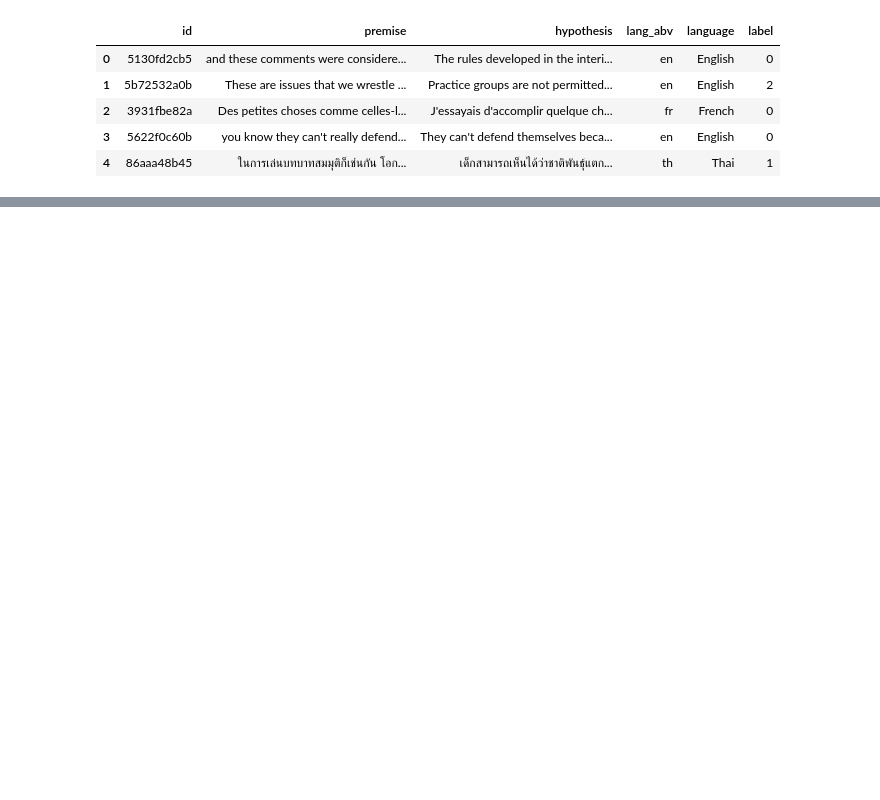
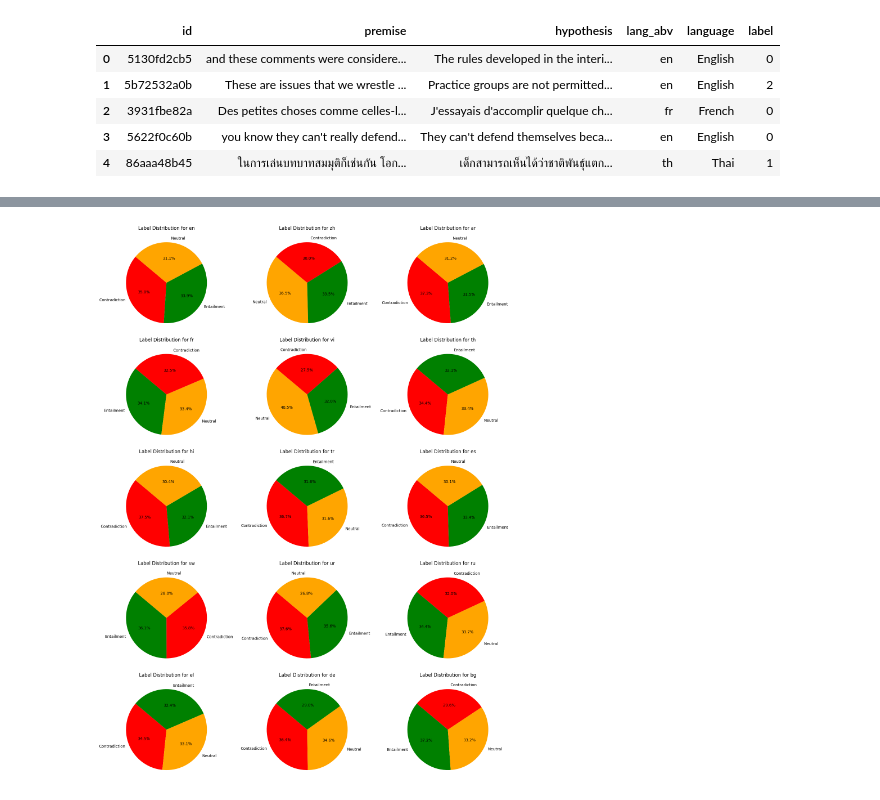
Before and after one commit to umutkavakli/contradictory-my-dear-watson, a Jupyter notebook: inzva-kaggle-competition.ipynb, the cells around one changed output, grey strips where cells are left out. Saved outputs shown, nothing was run; the diff lists cells and outputs as text; code cells hidden in the pictures; blank space fills up the shorter version.

```diff
--- a/inzva-kaggle-competition.ipynb
+++ b/inzva-kaggle-competition.ipynb
@@ -38,0 +133,33 @@ train_data.head()
+# %%
+num_languages = len(language_counts)
+cols = 3  # Three charts per row
+rows = np.ceil(num_languages / cols).astype(int)  # Calculate the number of rows needed
+
+fig, axes = plt.subplots(rows, cols, figsize=(15, 4 * rows))  # Set the height for each row
+
+# Define a color map for the labels
+colors = {
+    'Entailment': 'green',
+    'Neutral': 'orange',
+    'Contradiction': 'red'
+}
+
+# Visualize label distribution for each language
+for i, language in enumerate(language_counts.index):
+    ax = axes.flatten()[i]  # Flatten the axes array and access the correct subplot
+    language_data = train_data[train_data['lang_abv'] == language]
+    label_distribution = language_data['label'].value_counts()
+    label_distribution.index = label_distribution.index.map({0: 'Entailment', 1: 'Neutral', 2: 'Contradiction'})
+
+    # Draw the pie chart
+    ax.pie(label_distribution, labels=label_distribution.index, autopct='%1.1f%%', startangle=140, colors=[colors[label] for label in label_distribution.index])
+    ax.set_title(f'Label Distribution for {language}')
+
+# Hide empty axes (if any)
+for j in range(i + 1, rows * cols):
+    axes.flatten()[j].axis('off')
+
+plt.tight_layout()  # Adjust subplots to fit into the figure area.
+plt.show()
+# %% [output]
+[figure, added]
```
Also changed, not shown: parts of 20 cells of this notebook.
